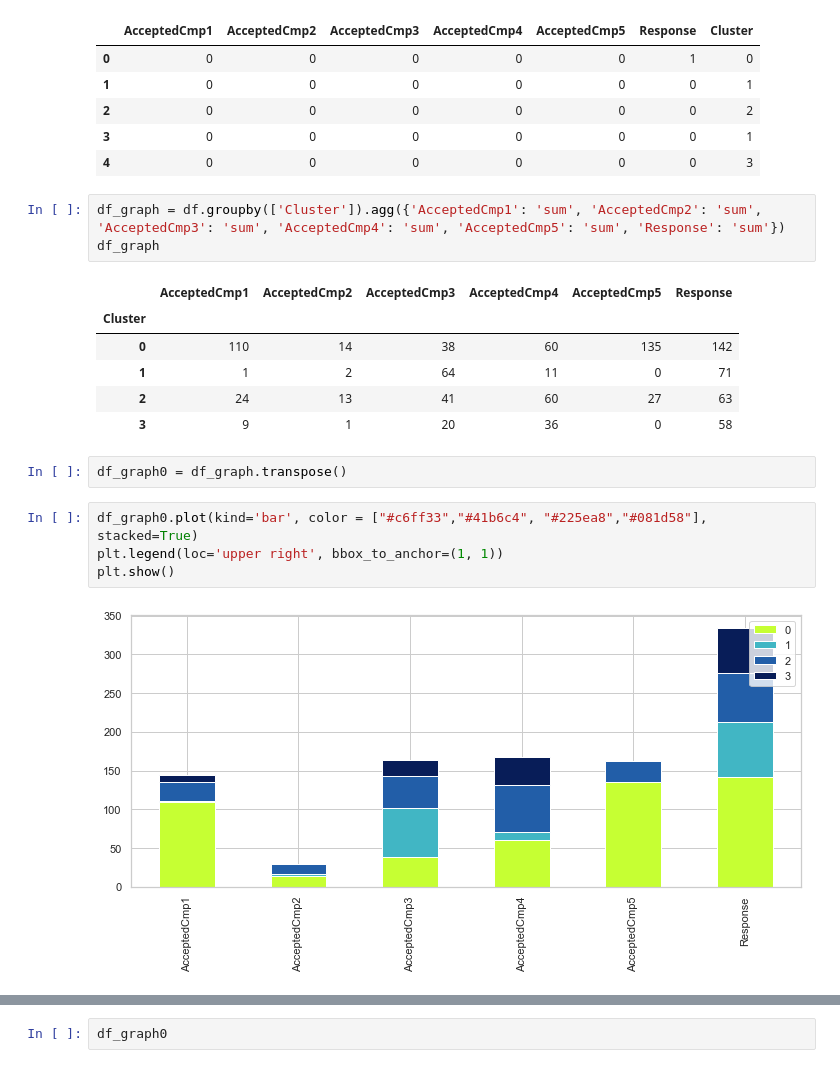
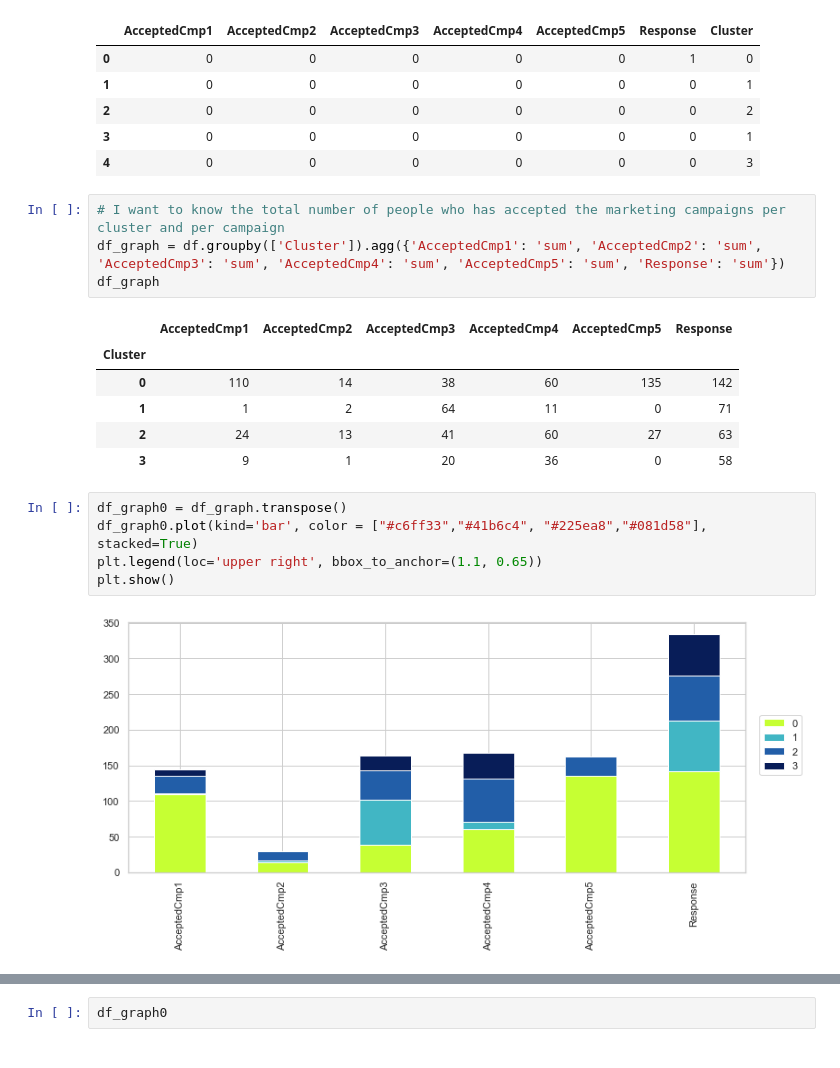
Before and after one commit to mariaperezdeayalas/Customer-Segmentation-Final-Project-, a Jupyter notebook: Notebooks/4. Marketing Campaigns Analysis.ipynb, the cells around one changed output, grey strips where cells are left out. Saved outputs shown, nothing was run; the diff lists cells and outputs as text.

```diff
--- a/Notebooks/4. Marketing Campaigns Analysis.ipynb
+++ b/Notebooks/4. Marketing Campaigns Analysis.ipynb
@@ -36,6 +40,7 @@ df.head()
 | 3 | 0 | 0 | 0 | 0 | 0 | 0 | 1 |
 | 4 | 0 | 0 | 0 | 0 | 0 | 0 | 3 |
 # %%
+# I want to know the total number of people who has accepted the marketing campaigns per cluster and per campaign
 df_graph = df.groupby(['Cluster']).agg({'AcceptedCmp1': 'sum', 'AcceptedCmp2': 'sum', 'AcceptedCmp3': 'sum', 'AcceptedCmp4': 'sum', 'AcceptedCmp5': 'sum', 'Response': 'sum'})
 df_graph
 # %% [output]
@@ -45,11 +50,10 @@ df_graph
 | 1 | 1 | 2 | 64 | 11 | 0 | 71 |
 | 2 | 24 | 13 | 41 | 60 | 27 | 63 |
 | 3 | 9 | 1 | 20 | 36 | 0 | 58 |
-# %%
-df_graph0 = df_graph.transpose()
 # %%
+df_graph0 = df_graph.transpose()
 df_graph0.plot(kind='bar', color = ["#c6ff33","#41b6c4", "#225ea8","#081d58"], stacked=True)
-plt.legend(loc='upper right', bbox_to_anchor=(1, 1))
+plt.legend(loc='upper right', bbox_to_anchor=(1.1, 0.65))
 plt.show()
 # %% [output]
-[figure, old version]
+[figure, new version]
```
Also changed, not shown: parts of 14 cells of this notebook, 1 other file.
